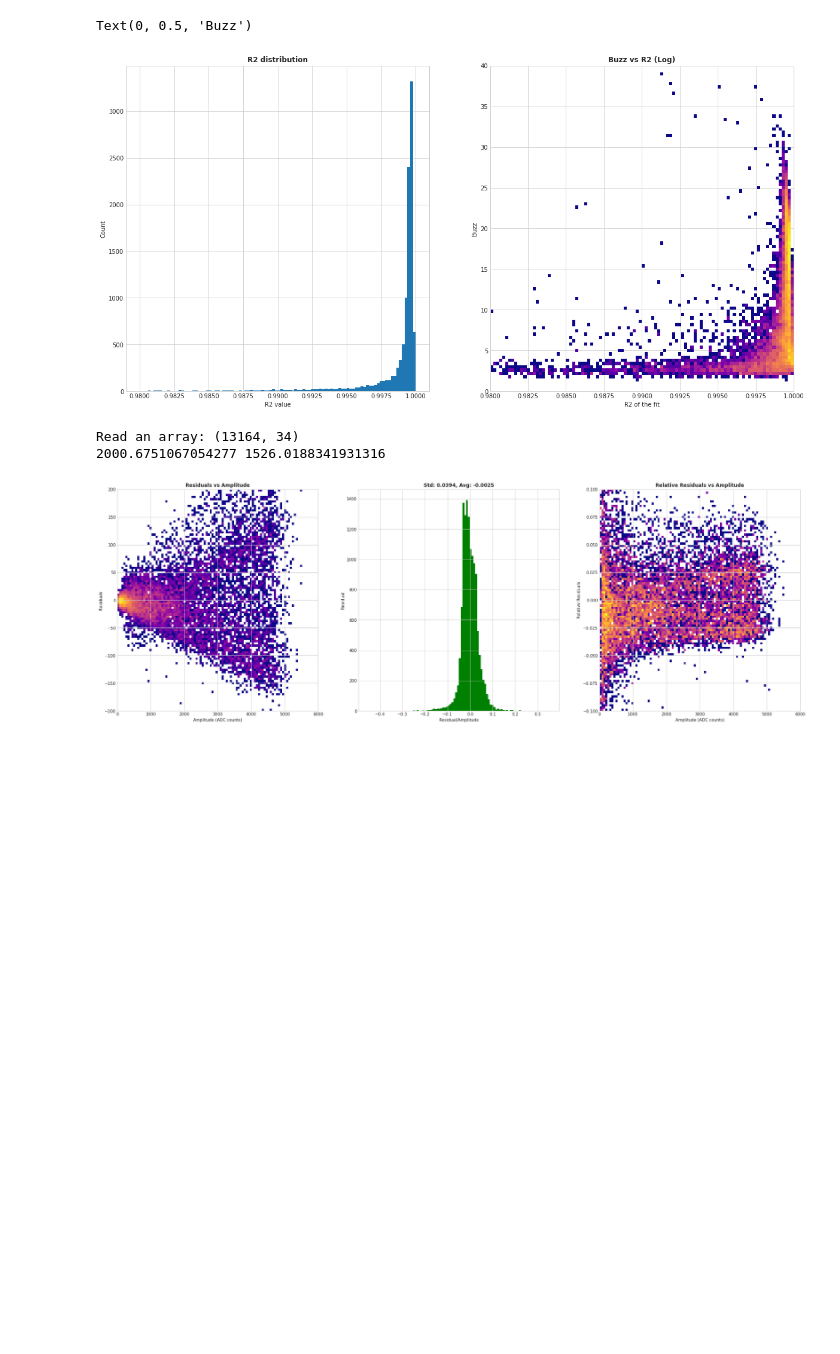
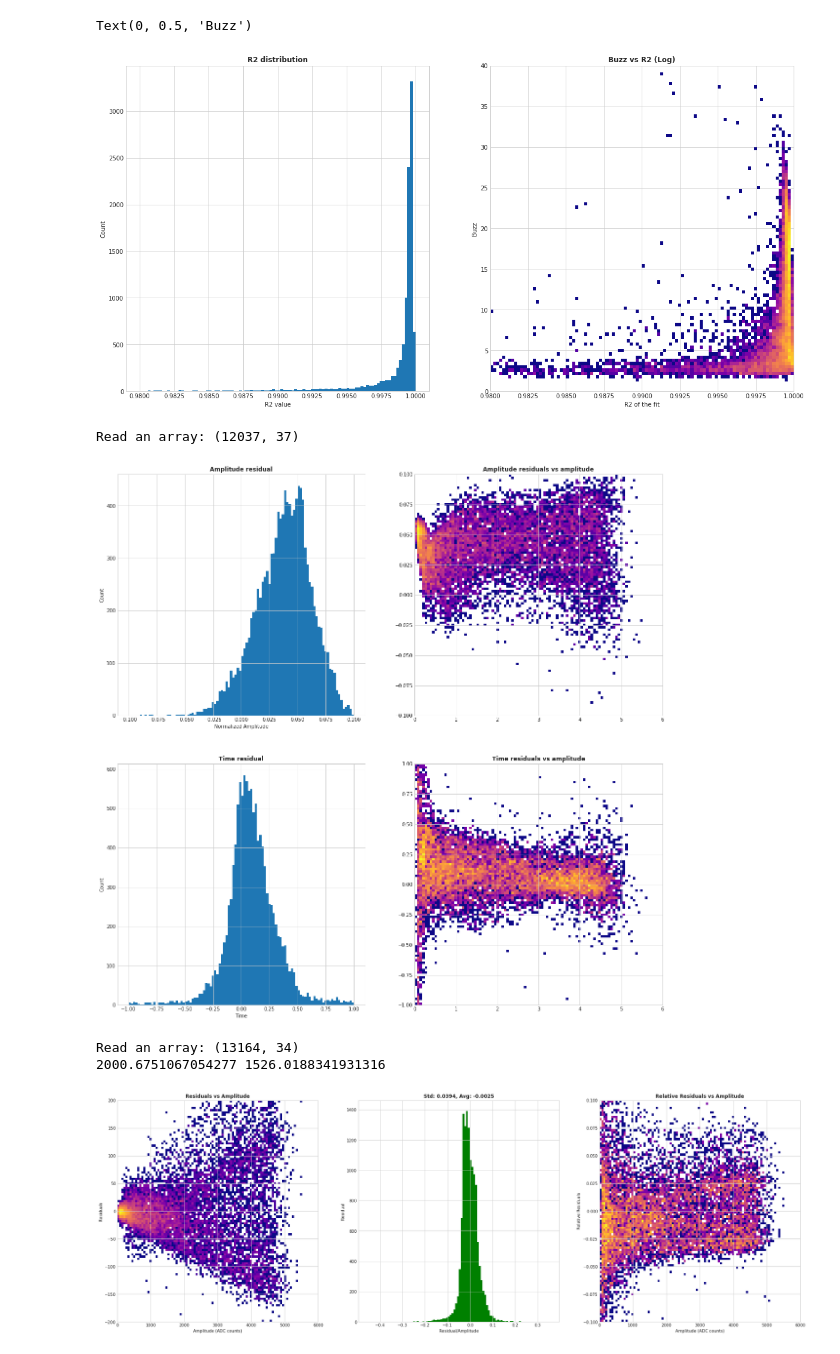
Before and after one commit to regmi-sijan/ml4cal, a Jupyter notebook: testbeam/template.ipynb, the cells around one changed output. Drawn from its saved outputs; the diff is of its cells as text; code cells hidden in the pictures; blank space fills up the shorter version.

```diff
--- a/testbeam/template.ipynb
+++ b/testbeam/template.ipynb
@@ -46,56 +46,74 @@ fig, myTuple = plt.subplots(1,2)
 buzz    = wave=X[:,34]
 r2      = wave=X[:,35]
 
-_ = myTuple[0].hist(r2, bins=100, range=(0.98, 1.0))
-myTuple[0].set_title('R2 distribution', fontweight='bold')
-myTuple[0].set_xlabel('R2 value')
-myTuple[0].set_ylabel('Count')
+_ = p1.hist(r2, bins=100, range=(0.98, 1.0))
+p1.set_title('R2 distribution', fontweight='bold')
+p1.set_xlabel('R2 value')
+p1.set_ylabel('Count')
 
-_ = myTuple[1].hist2d(r2, buzz, bins=(100,100), range=((0.98, 1.0), (0, 40)), norm=colors.LogNorm(1.0), cmap='plasma')
+_ = p2.hist2d(r2, buzz, bins=(100,100), range=((0.98, 1.0), (0, 40)), norm=colors.LogNorm(1.0), cmap='plasma')
 
-myTuple[1].grid(True)
+p2.grid(True)
 
-myTuple[1].set_title('Buzz vs R2 (Log)', fontweight='bold')
+p2.set_title('Buzz vs R2 (Log)', fontweight='bold')
 
-myTuple[1].set_xlabel('R2 of the fit')
-myTuple[1].set_ylabel('Buzz')
+p2.set_xlabel('R2 of the fit')
+p2.set_ylabel('Buzz')
 # %% [output]
 Read an array: (10698, 36)
 Text(0, 0.5, 'Buzz')
 [figure]
 # %%
+# Study resuduals
+import  matplotlib.pyplot as plt
+
 import  numpy as np
 from    matplotlib import colors
 
 with open('test.npy', 'rb') as f: X = np.load(f)
 print(f'''Read an array: {X.shape}''')
 
 plt.style.use('seaborn-whitegrid')
-plt.rcParams["figure.figsize"] = (20,10)
+plt.rcParams["figure.figsize"] = (20,20)
 
 myTuple = ((None, None), (None, None))
 
-fig, myTuple = plt.subplots(1,2)
+fig, ((p1, p2), (p3, p4)) = plt.subplots(2,2)
 
 a_real    = X[:,31]
 a_infr    = X[:,34]
 
-_ = myTuple[0].hist(a_infr - a_real, bins=100, range=(-100.0, 100.0))
-myTuple[0].set_title('Inference residuals', fontweight='bold')
-myTuple[0].set_xlabel('ADC ch.')
+t_real    = X[:,32]
+t_infr    = X[:,35]
 
+_ = p1.hist(a_infr - a_real, bins=100, range=(-0.1, 0.1))
+p1.set_title('Amplitude residual', fontweight='bold')
+p1.set_xlabel('Normalized Amplitude')
+p1.set_ylabel('Count')
+p1.xaxis.set_zorder(10.0)
+p1.yaxis.set_zorder(10.0)
 
-_ = myTuple[1].hist2d(a_real, a_infr - a_real, bins=(100,100), range=((0.0, 5000.0), (-50.0, 50)), norm=colors.LogNorm(1.0), cmap='plasma')
-myTuple[0].set_title('Inference residuals', fontweight='bold')
-myTuple[0].set_xlabel('Amplitude')
-myTuple[0].set_ylabel('Residual')
-myTuple[0].xaxis.set_zorder(10.0)
-myTuple[0].yaxis.set_zorder(10.0)
+_ = p2.hist2d(a_real, a_infr - a_real, bins=(100,100), range=((0.0, 6.0), (-0.1, 0.1)), norm=colors.LogNorm(1.0), cmap='plasma')
+p2.set_title('Amplitude residuals vs amplitude', fontweight='bold')
+p2.xaxis.set_zorder(10.0)
+p2.yaxis.set_zorder(10.0)
+p2.grid(True)
 
-myTuple[1].set_title('Inference residuals vs amplitude', fontweight='bold')
-myTuple[1].xaxis.set_zorder(10.0)
-myTuple[1].yaxis.set_zorder(10.0)
-myTuple[1].grid(True)
+_ = p3.hist(t_infr - t_real, bins=100, range=(-1.0, 1.0))
+p3.set_title('Time residual', fontweight='bold')
+p3.set_xlabel('Time')
+p3.set_ylabel('Count')
+p3.xaxis.set_zorder(10.0)
+p3.yaxis.set_zorder(10.0)
+
+_ = p4.hist2d(a_real, t_infr - t_real, bins=(100,100), range=((0.0, 6.0), (-1.0, 1.0)), norm=colors.LogNorm(1.0), cmap='plasma')
+p4.set_title('Time residuals vs amplitude', fontweight='bold')
+p4.xaxis.set_zorder(10.0)
+p4.yaxis.set_zorder(10.0)
+p4.grid(True)
+# %% [output]
+Read an array: (12037, 37)
+[figure, added]
 # %%
 t_offset = 6.17742
 
```
Also changed, not shown: parts of 3 cells of this notebook, 1 other file.
